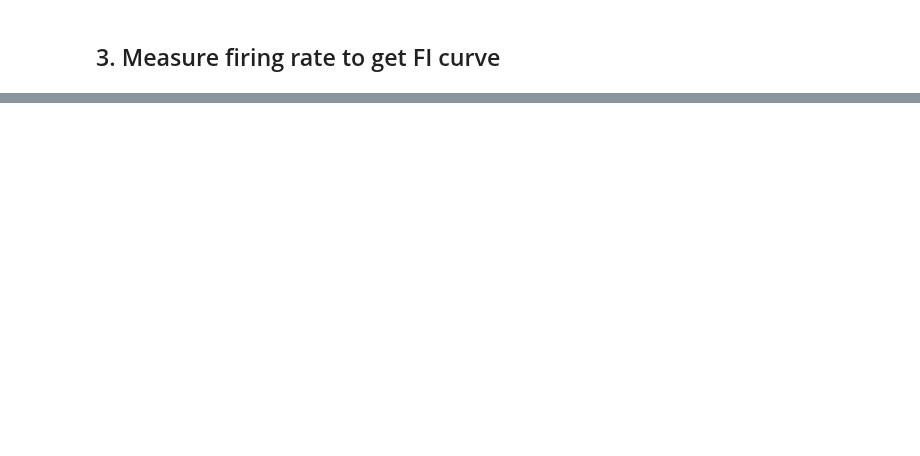
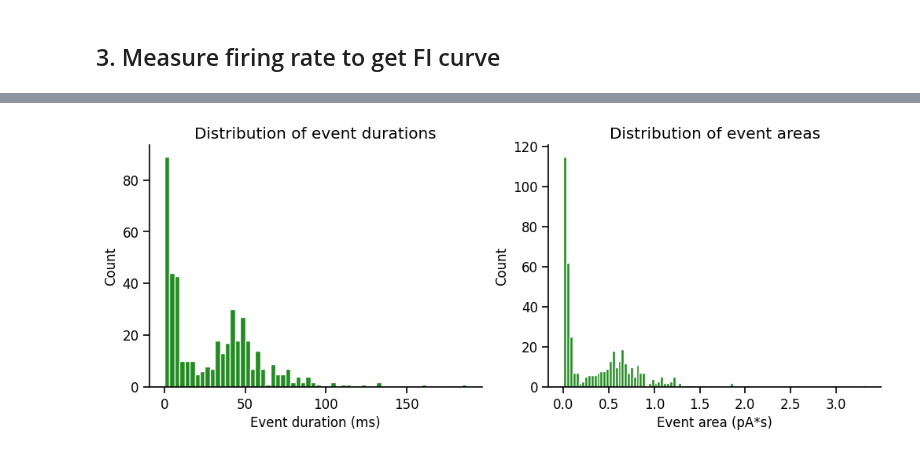
Before and after one commit to argalloni/CSHL_IonChannels2025, a Jupyter notebook: Analysis 21 - In vivo recordings.ipynb, the cells around one changed output, grey strips where cells are left out. Saved outputs shown, nothing was run; the diff lists cells and outputs as text; code cells hidden in the pictures; blank space fills up the shorter version.

```diff
--- a/Analysis 21 - In vivo recordings.ipynb
+++ b/Analysis 21 - In vivo recordings.ipynb
@@ -320,19 +215,21 @@ print(f"Event durations: {[f'{dur:.3f}' for dur in results['event_durations']]}"
 # %%
 event_durations = np.array(results['event_durations'])*1000
 fig, ax = plt.subplots(1,2, figsize=(12, 4))
 ax[0].hist(event_durations, bins=60, color='forestgreen', edgecolor='white')
 ax[0].set_xlabel('Event duration (ms)')
 ax[0].set_ylabel('Count')
 # ax[0].set_yscale('log')
 ax[0].set_title('Distribution of event durations')
 
 ax[1].hist(results['event_areas'], bins=100, color='forestgreen', edgecolor='white')
 ax[1].set_xlabel('Event area (pA*s)')
 ax[1].set_ylabel('Count')
-ax[1].set_xlim(0, 16)
+# ax[1].set_xlim(0, 16)
 # ax[1].set_yscale('log')
 ax[1].set_title('Distribution of event areas')
 plt.show()
+# %% [output]
+[figure, added]
 # %%
 fig, ax = plt.subplots(1, 1, figsize=(6, 4))
 ax.hist(traces.voltage_data, bins=100, color='forestgreen', alpha=0.7)
```
Also changed, not shown: parts of 14 cells of this notebook, 13 other files.
